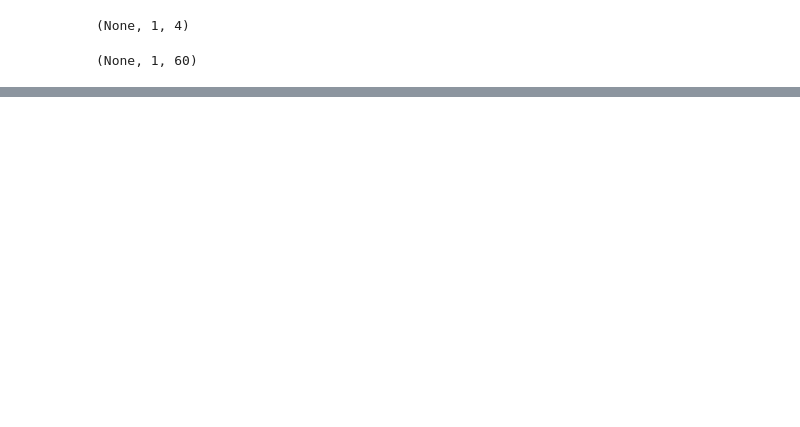
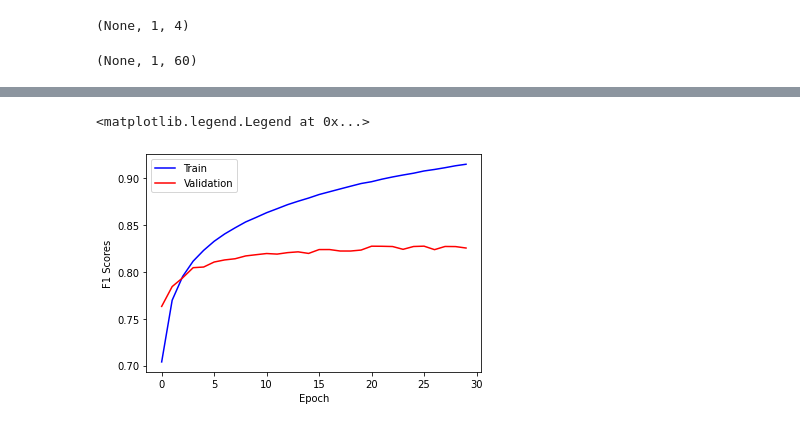
Before and after one commit to KrishnaMurali177/Deep-Learning-Terrain-Identifiaction, a Jupyter notebook: Terrain_Identification.ipynb, the cells around one changed output, grey strips where cells are left out. Cells and saved outputs as stored; diff of their text form; code cells hidden in the pictures; blank space fills up the shorter version.

```diff
--- a/Terrain_Identification.ipynb
+++ b/Terrain_Identification.ipynb
@@ -445,3 +482,3 @@ checkpoint = ModelCheckpoint('/content/drive/My Drive/CNN10tsweight611{epoch:08d
 # %%
-CNN_10ts_weight = model_CNN.fit(X_train, y_train, epochs = 40, validation_data= (X_test, y_test), callbacks=[checkpoint], batch_size=400, sample_weight=class_weights)
+CNN_40ts_extra = model_CNN.fit(X_train, y_train, epochs = 30, validation_data= (X_test, y_test), callbacks=[checkpoint], batch_size=400, sample_weight=class_weights)
 # %% [output]
@@ -619,10 +634,13 @@ plot_history(CNN_Swish_history)
 # %%
 # Plotting f1 metric
-plt.plot(RNN_history.history['f1_m'], color='blue', label='train')
-plt.plot(RNN_history.history['val_f1_m'], color='red', label='test')
+plt.plot(CNN_40ts_extra.history['f1_m'], color='blue', label='train')
+plt.plot(CNN_40ts_extra.history['val_f1_m'], color='red', label='test')
 plt.ylabel('F1 Scores')
 plt.xlabel('Epoch')
 plt.legend(['Train', 'Validation'])
+# %% [output]
+<matplotlib.legend.Legend at 0x...>
+[figure, added]
 # %%
 # Classification report for the model on the test data we split using test_train_split
 from sklearn.metrics import classification_report
```
Also changed, not shown: parts of 50 cells of this notebook.
